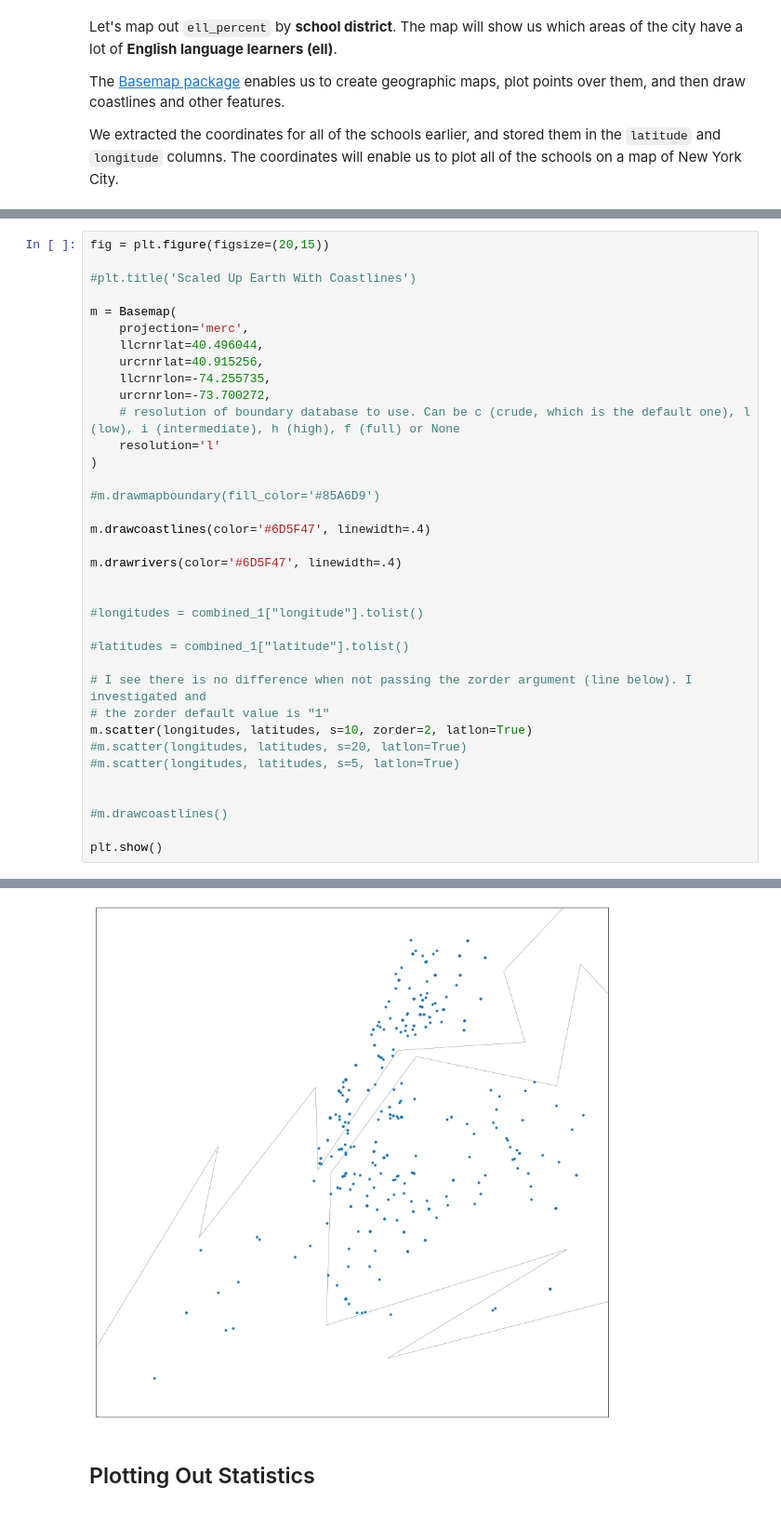
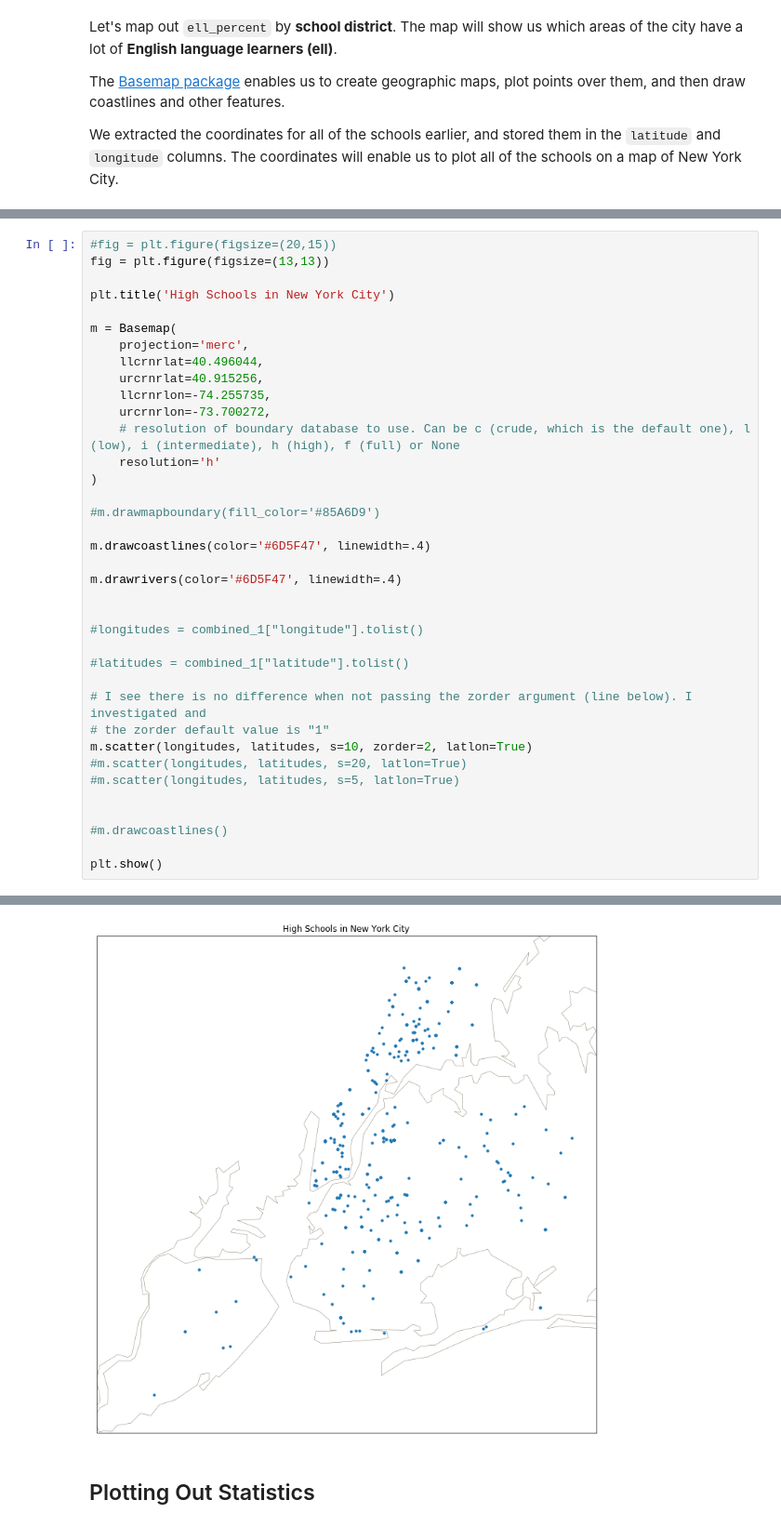
Before and after one commit to bern-lm/dataquest-projects, a Jupyter notebook: Project - Analyzing NYC High School Data.ipynb, the cells around one changed output, grey strips where cells are left out. Shown at 93% size. Saved outputs shown, nothing was run; the diff lists cells and outputs as text.

```diff
--- a/Project - Analyzing NYC High School Data.ipynb
+++ b/Project - Analyzing NYC High School Data.ipynb
@@ -2519,7 +2730,8 @@ The dedent function was deprecated in Matplotlib 3.1 and will be removed in 3.3.
 # %%
-fig = plt.figure(figsize=(20,15))
+#fig = plt.figure(figsize=(20,15))
+fig = plt.figure(figsize=(13,13))
 
-#plt.title('Scaled Up Earth With Coastlines')
+plt.title('High Schools in New York City')
 
 m = Basemap(
     projection='merc',
@@ -2528,7 +2740,7 @@ m = Basemap(
     llcrnrlon=-74.255735,
     urcrnrlon=-73.700272,
     # resolution of boundary database to use. Can be c (crude, which is the default one), l (low), i (intermediate), h (high), f (full) or None
-    resolution='l'
+    resolution='h'
 )
 
 #m.drawmapboundary(fill_color='#85A6D9')
@@ -2558,5 +2770,5 @@ The dedent function was deprecated in Matplotlib 3.1 and will be removed in 3.3.
 The dedent function was deprecated in Matplotlib 3.1 and will be removed in 3.3. Use inspect.cleandoc instead.
-[figure, old version]
+[figure, new version]
 # %% [markdown]
 ## Plotting Out Statistics
 # %% [markdown]
```
Also changed, not shown: parts of 71 cells of this notebook.
